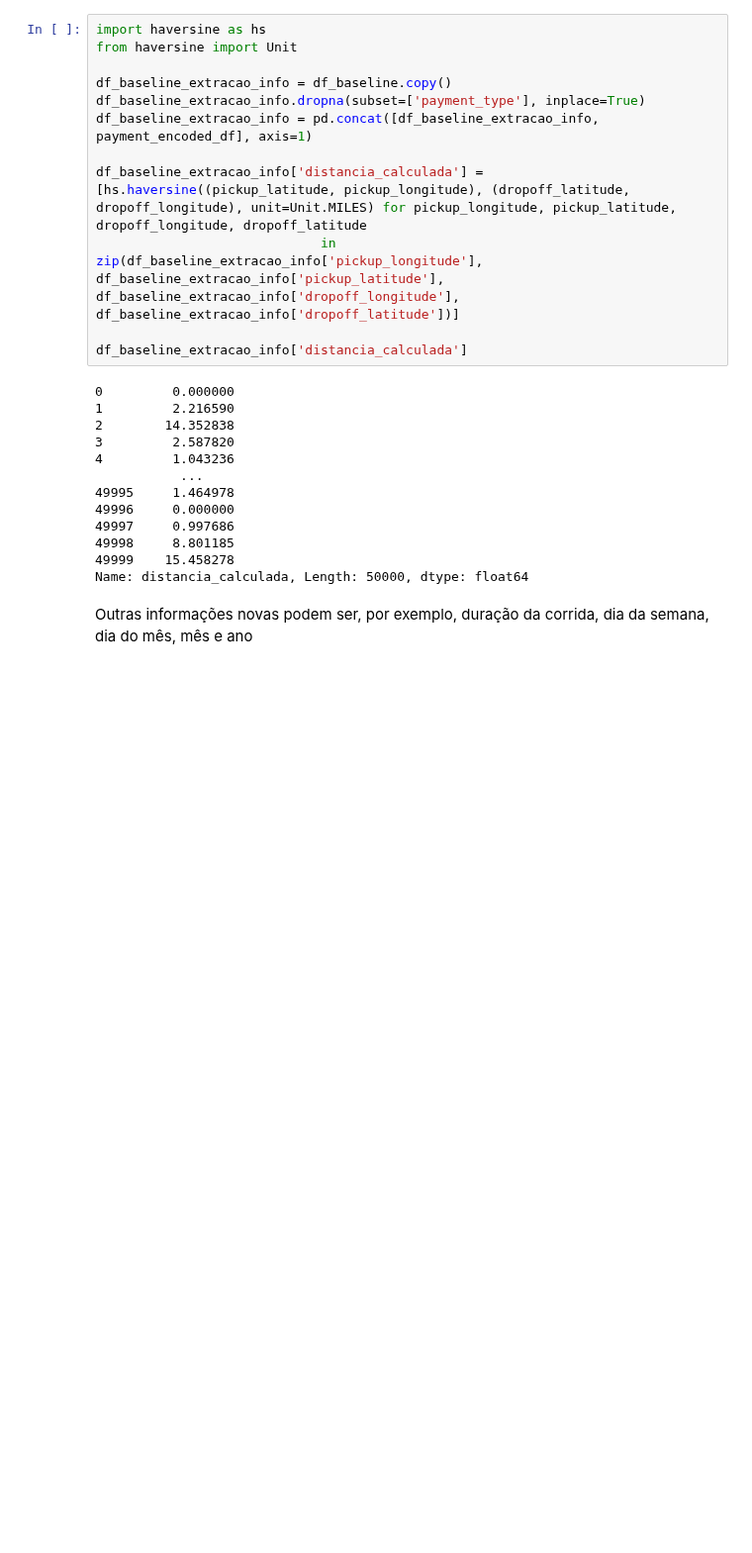
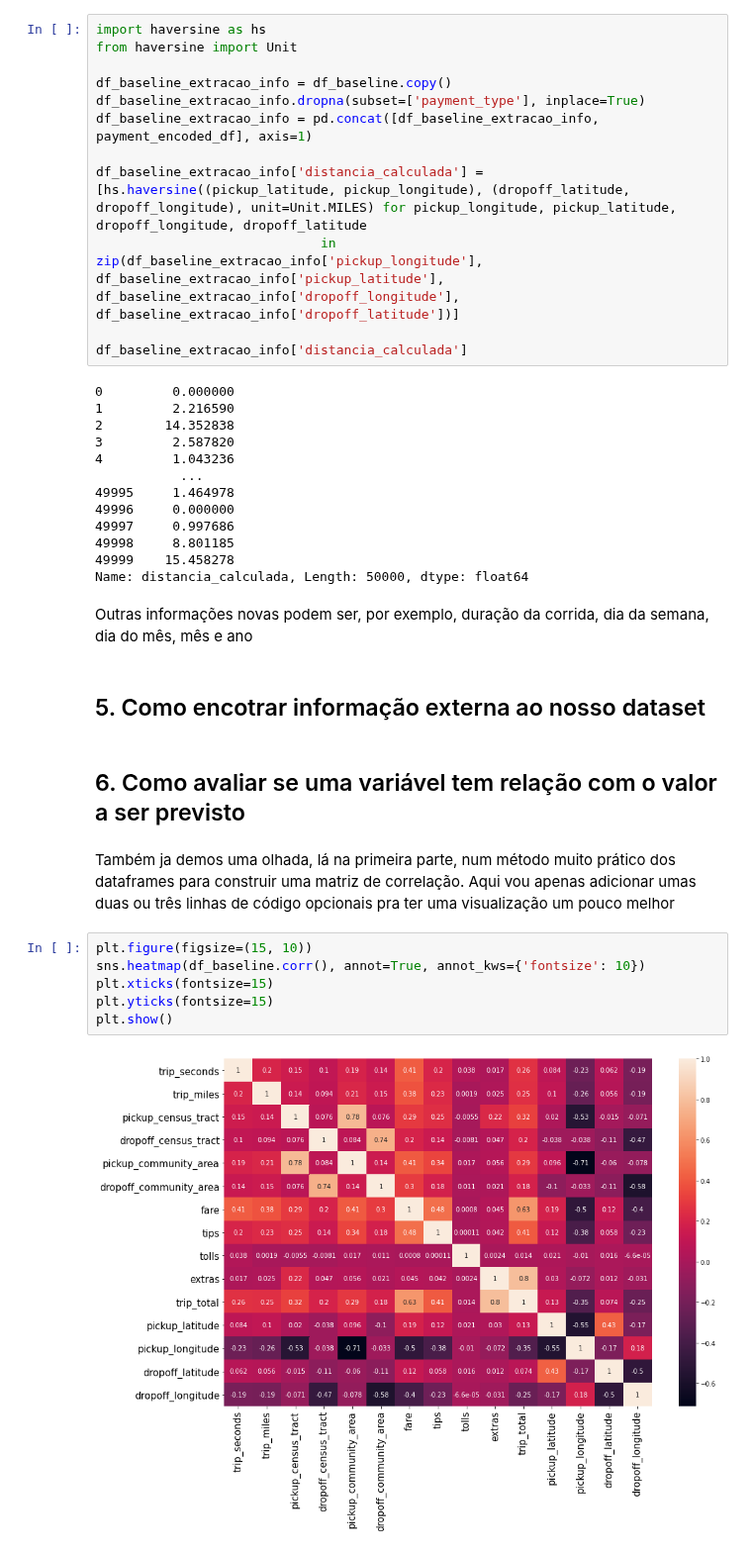
Before and after one commit to LeoFernanndes/portfolio, a Jupyter notebook: ChicagoTaxiRidePrice_parte2.ipynb, the cells around one changed output. Shown at 99% size. Saved outputs shown, nothing was run; the diff lists cells and outputs as text; blank space fills up the shorter version.

```diff
--- a/ChicagoTaxiRidePrice_parte2.ipynb
+++ b/ChicagoTaxiRidePrice_parte2.ipynb
@@ -521,3 +519,17 @@ df_baseline_extracao_info['distancia_calculada']
 Name: distancia_calculada, Length: 50000, dtype: float64
 # %% [markdown]
 Outras informações novas podem ser, por exemplo, duração da corrida, dia da semana, dia do mês, mês e ano
+# %% [markdown]
+## 5. Como encotrar informação externa ao nosso dataset
+# %% [markdown]
+## 6. Como avaliar se uma variável tem relação com o valor a ser previsto
+# %% [markdown]
+Também ja demos uma olhada, lá na primeira parte, num método muito prático dos dataframes para construir uma matriz de correlação. Aqui vou apenas adicionar umas duas ou três linhas de código opcionais pra ter uma visualização um pouco melhor
+# %%
+plt.figure(figsize=(15, 10))
+sns.heatmap(df_baseline.corr(), annot=True, annot_kws={'fontsize': 10})
+plt.xticks(fontsize=15)
+plt.yticks(fontsize=15)
+plt.show()
+# %% [output]
+[figure, added]
```
Also changed, not shown: parts of 7 cells of this notebook.
